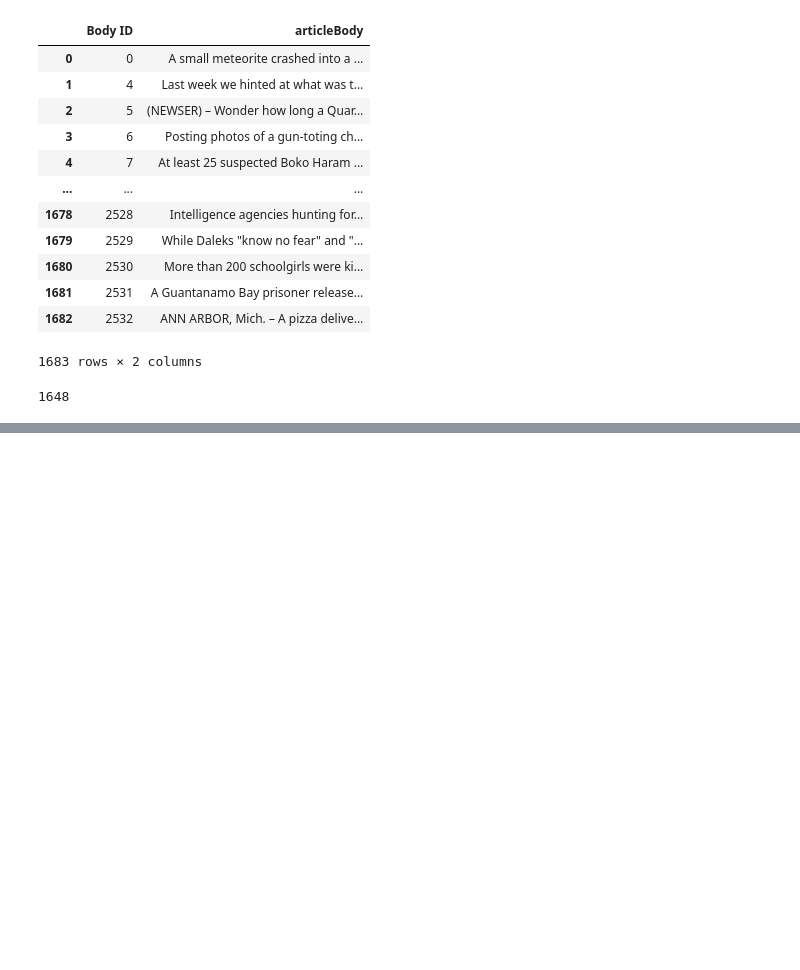
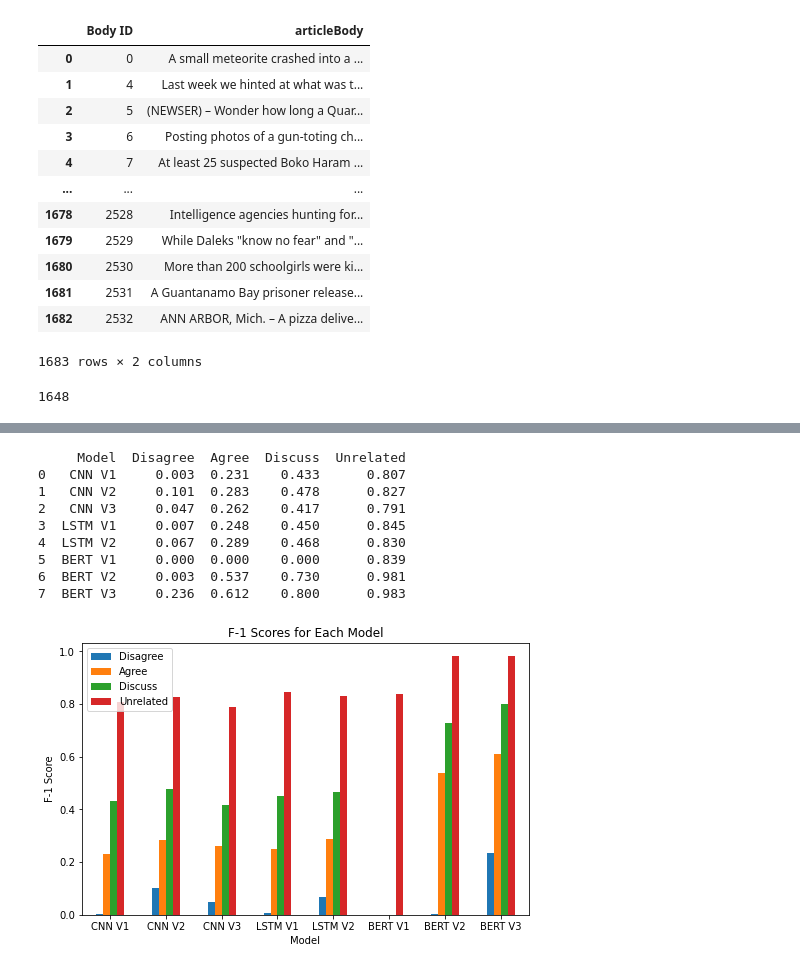
Before and after one commit to awjian/msci-nlp-w22-fnc, a Jupyter notebook: notebooks/data_cleaning.ipynb, the cells around one changed output, grey strips where cells are left out. Cells and saved outputs as stored; diff of their text form; code cells hidden in the pictures; blank space fills up the shorter version.

```diff
--- a/notebooks/data_cleaning.ipynb
+++ b/notebooks/data_cleaning.ipynb
@@ -111,0 +139,31 @@ len(train_stances['Headline'].unique())
+# %%
+f1_scores_df = pd.DataFrame(
+    [['CNN V1', 0.003, 0.231, 0.433, 0.807], ['CNN V2', 0.101, 0.283, 0.478, 0.827],
+    ['CNN V3', 0.047, 0.262, 0.417, 0.791], ['LSTM V1', 0.007, 0.248, 0.450, 0.845],
+    ['LSTM V2', 0.067, 0.289, 0.468, 0.830], ['BERT V1', 0.0, 0.0, 0.0, 0.839],
+    ['BERT V2', 0.003, 0.537, 0.730, 0.981], ['BERT V3', 0.236, 0.612, 0.800, 0.983]],
+    columns=['Model', 'Disagree', 'Agree', 'Discuss', 'Unrelated']
+)
+
+print(f1_scores_df)
+f1_scores_df.plot(x='Model',
+                  kind='bar',
+                  stacked=False,
+                  title='F-1 Scores for Each Model')
+plt.xticks(rotation=0)
+plt.ylabel('F-1 Score')
+
+rcParams['figure.figsize'] = 8, 5
+# plt.rcParams['figure.figsize'] = (20,3)
+# plt.rcParams["figure.figsize"] = plt.rcParamsDefault["figure.figsize"]
+# %% [output]
+     Model  Disagree  Agree  Discuss  Unrelated
+0   CNN V1     0.003  0.231    0.433      0.807
+1   CNN V2     0.101  0.283    0.478      0.827
+2   CNN V3     0.047  0.262    0.417      0.791
+3  LSTM V1     0.007  0.248    0.450      0.845
+4  LSTM V2     0.067  0.289    0.468      0.830
+5  BERT V1     0.000  0.000    0.000      0.839
+6  BERT V2     0.003  0.537    0.730      0.981
+7  BERT V3     0.236  0.612    0.800      0.983
+[figure, added]
```
Also changed, not shown: parts of 4 cells of this notebook, 1 other file.
